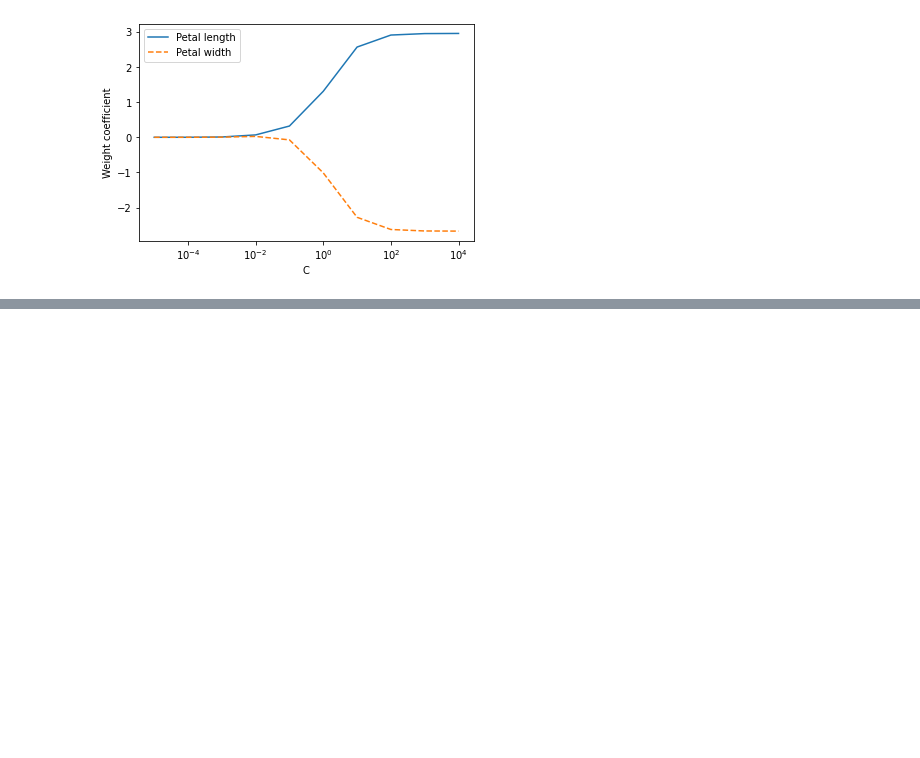
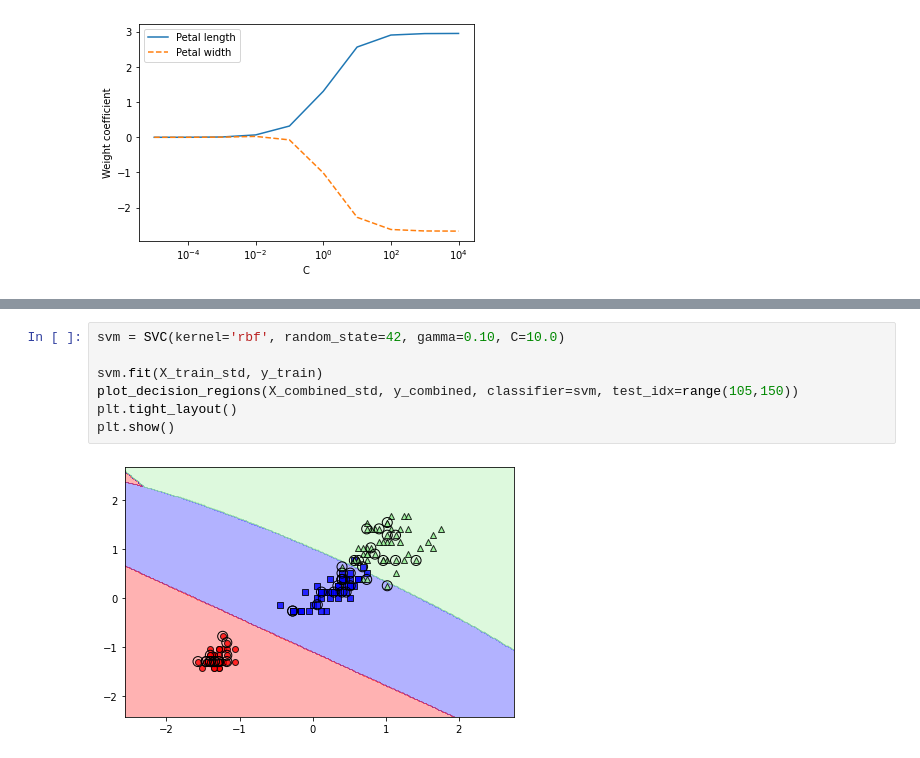
Before and after one commit to niekvanderzwaag/ML_PyTorch, a Jupyter notebook: Ch03 - Scikit-Learn Classifiers.ipynb, the cells around one changed output, grey strips where cells are left out. Cells and saved outputs as stored; diff of their text form; blank space fills up the shorter version.

```diff
--- a/Ch03 - Scikit-Learn Classifiers.ipynb
+++ b/Ch03 - Scikit-Learn Classifiers.ipynb
@@ -358,0 +395,9 @@ plt.show()
+# %%
+svm = SVC(kernel='rbf', random_state=42, gamma=0.10, C=10.0)
+
+svm.fit(X_train_std, y_train)
+plot_decision_regions(X_combined_std, y_combined, classifier=svm, test_idx=range(105,150))
+plt.tight_layout()
+plt.show()
+# %% [output]
+[figure, added]
```
Also changed, not shown: parts of 17 cells of this notebook, 1 other file.
